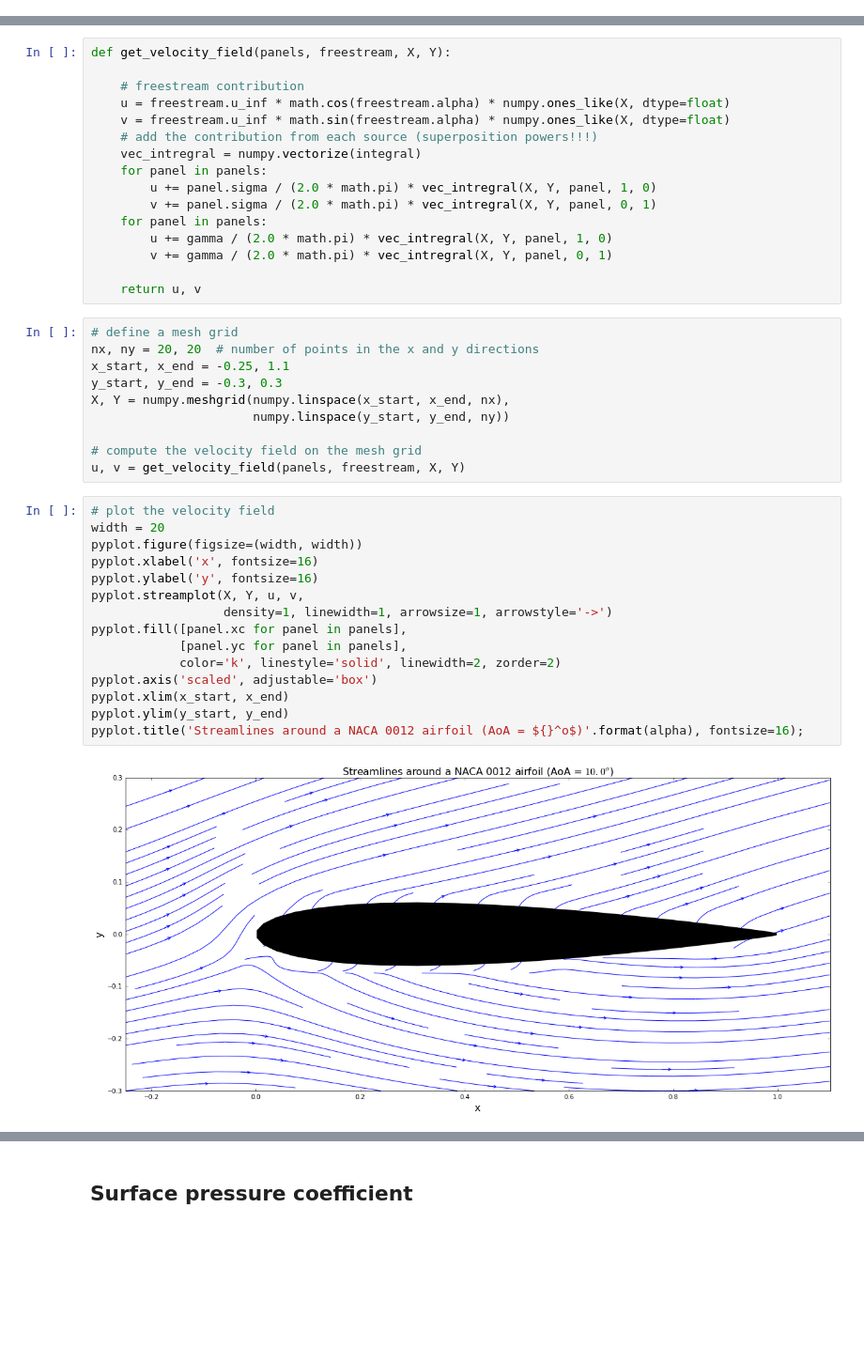
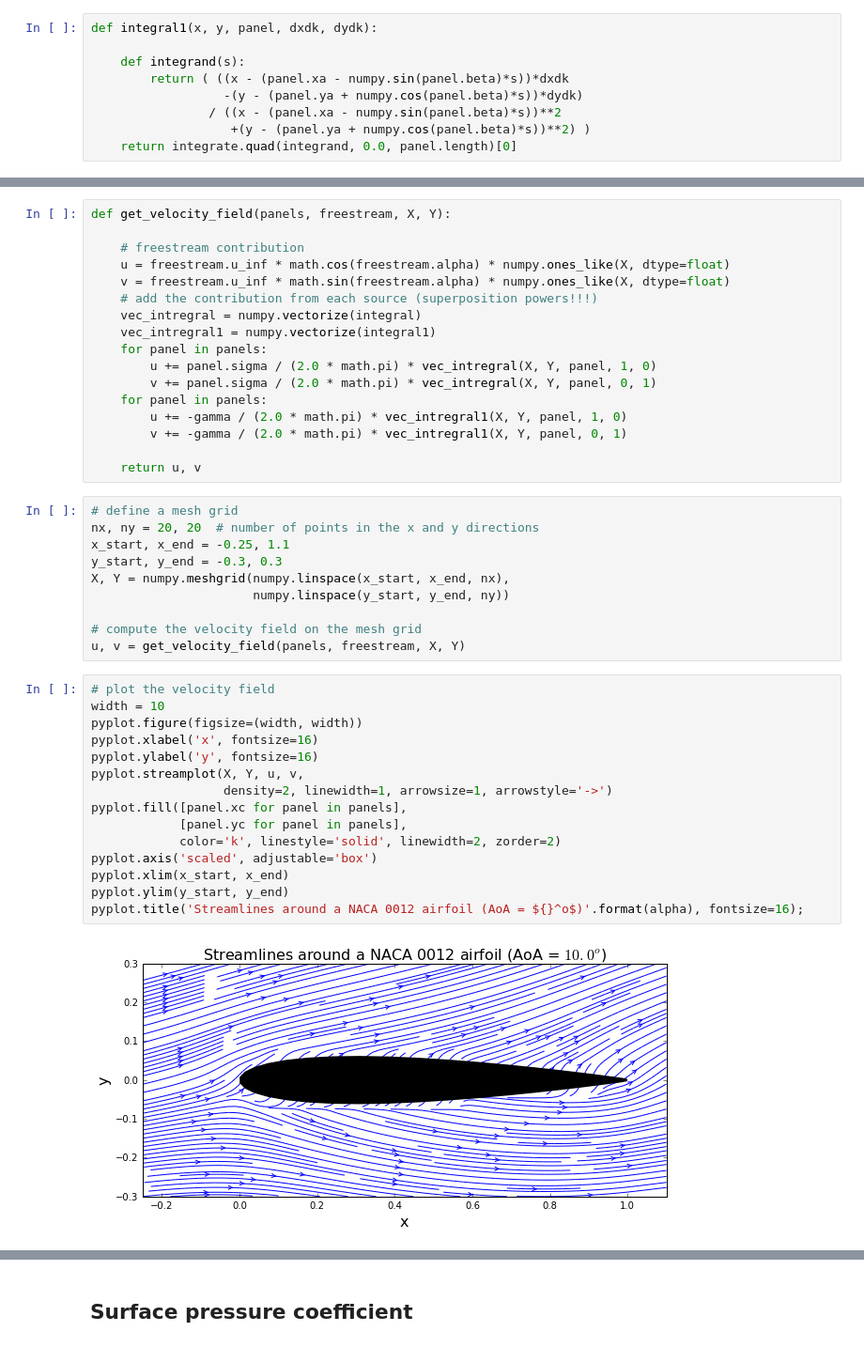
Before and after one commit to wuxuetianzi/mae6226-workspace, a Jupyter notebook: lesson11.ipynb, the cells around one changed output, grey strips where cells are left out. Shown at 94% size. Drawn from its saved outputs; the diff is of its cells as text; blank space fills up the shorter version.

```diff
--- a/lesson11.ipynb
+++ b/lesson11.ipynb
@@ -147,6 +147,15 @@ def integral(x, y, panel, dxdk, dydk):
                 / ((x - (panel.xa - numpy.sin(panel.beta)*s))**2
                    +(y - (panel.ya + numpy.cos(panel.beta)*s))**2) )
     return integrate.quad(integrand, 0.0, panel.length)[0]
+# %%
+def integral1(x, y, panel, dxdk, dydk):
+
+    def integrand(s):
+        return ( ((x - (panel.xa - numpy.sin(panel.beta)*s))*dxdk
+                  -(y - (panel.ya + numpy.cos(panel.beta)*s))*dydk)
+                / ((x - (panel.xa - numpy.sin(panel.beta)*s))**2
+                   +(y - (panel.ya + numpy.cos(panel.beta)*s))**2) )
+    return integrate.quad(integrand, 0.0, panel.length)[0]
 # %%
 def source_contribution_normal(panels):
 
@@ -251,12 +260,13 @@ def get_velocity_field(panels, freestream, X, Y):
     v = freestream.u_inf * math.sin(freestream.alpha) * numpy.ones_like(X, dtype=float)
     # add the contribution from each source (superposition powers!!!)
     vec_intregral = numpy.vectorize(integral)
+    vec_intregral1 = numpy.vectorize(integral1)
     for panel in panels:
         u += panel.sigma / (2.0 * math.pi) * vec_intregral(X, Y, panel, 1, 0)
         v += panel.sigma / (2.0 * math.pi) * vec_intregral(X, Y, panel, 0, 1)
     for panel in panels:
-        u += gamma / (2.0 * math.pi) * vec_intregral(X, Y, panel, 1, 0)
-        v += gamma / (2.0 * math.pi) * vec_intregral(X, Y, panel, 0, 1)
+        u += -gamma / (2.0 * math.pi) * vec_intregral1(X, Y, panel, 1, 0)
+        v += -gamma / (2.0 * math.pi) * vec_intregral1(X, Y, panel, 0, 1)
 
     return u, v
 # %%
@@ -271,21 +281,21 @@ X, Y = numpy.meshgrid(numpy.linspace(x_start, x_end, nx),
 u, v = get_velocity_field(panels, freestream, X, Y)
 # %%
 # plot the velocity field
-width = 20
+width = 10
 pyplot.figure(figsize=(width, width))
 pyplot.xlabel('x', fontsize=16)
 pyplot.ylabel('y', fontsize=16)
 pyplot.streamplot(X, Y, u, v,
-                  density=1, linewidth=1, arrowsize=1, arrowstyle='->')
+                  density=2, linewidth=1, arrowsize=1, arrowstyle='->')
 pyplot.fill([panel.xc for panel in panels],
             [panel.yc for panel in panels],
             color='k', linestyle='solid', linewidth=2, zorder=2)
 pyplot.axis('scaled', adjustable='box')
 pyplot.xlim(x_start, x_end)
 pyplot.ylim(y_start, y_end)
 pyplot.title('Streamlines around a NACA 0012 airfoil (AoA = ${}^o$)'.format(alpha), fontsize=16);
 # %% [output]
-[figure, old version]
+[figure, new version]
 # %%
 # compute the pressure field
 cp = 1.0 - (u**2+v**2)/freestream.u_inf**2
```
Also changed, not shown: parts of 1 cell of this notebook.
